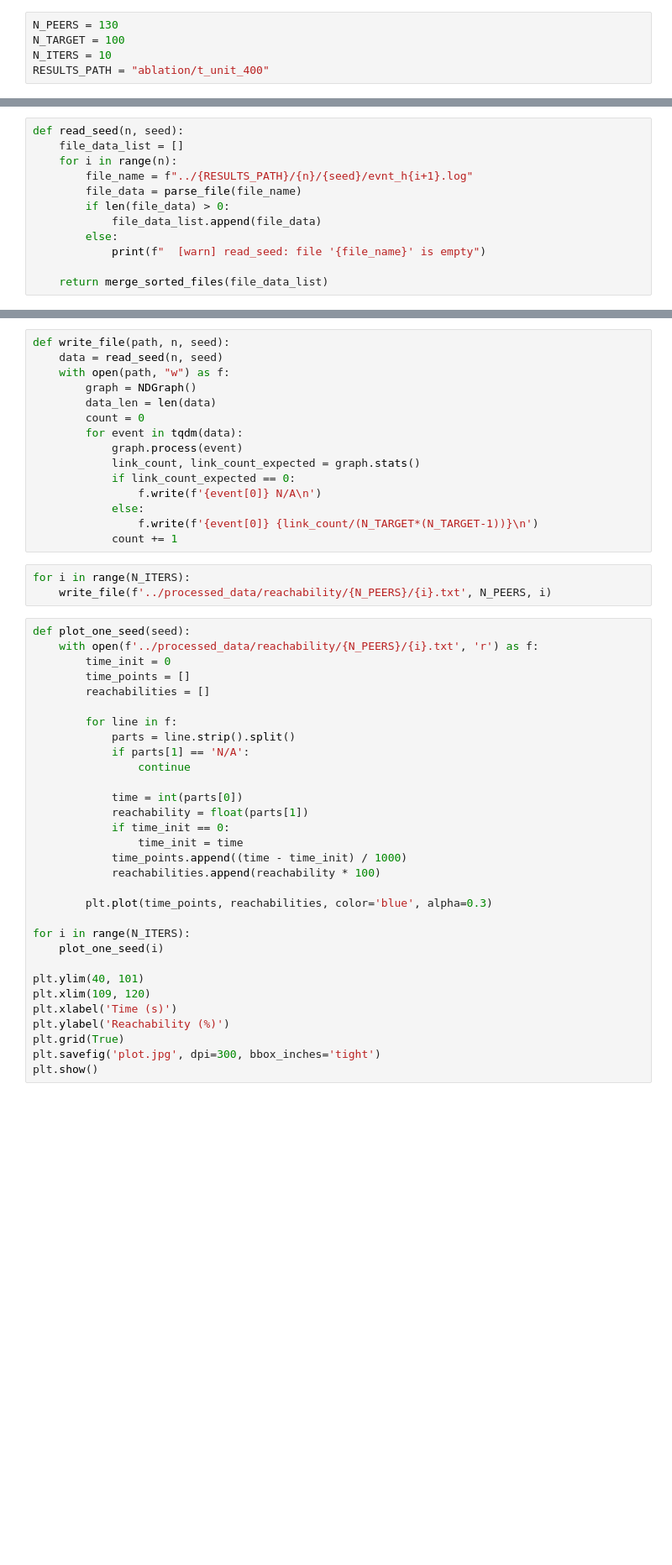
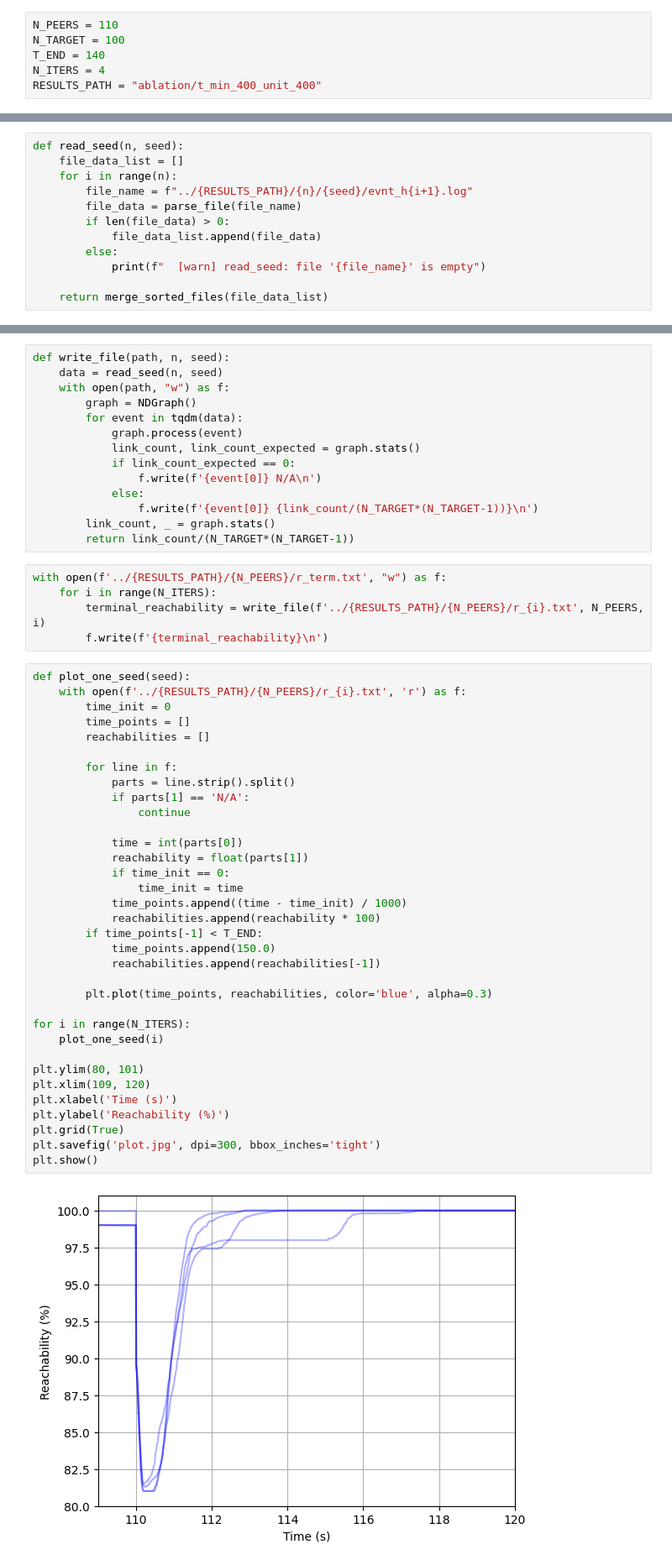
Before and after one commit to kadmila/RIPE-to-mininet2-global-WAN-simulation, a Jupyter notebook: mininet-control/plotter/reachability.ipynb, the cells around one changed output, grey strips where cells are left out. Shown at 84% size. Drawn from its saved outputs; the diff is of its cells as text; blank space fills up the shorter version.

Commit message:
terminal reachability plotter

```diff
--- a/mininet-control/plotter/reachability.ipynb
+++ b/mininet-control/plotter/reachability.ipynb
@@ -3,10 +3,11 @@ import heapq
 from tqdm.notebook import tqdm
 import matplotlib.pyplot as plt
 # %%
-N_PEERS = 130
+N_PEERS = 110
 N_TARGET = 100
-N_ITERS = 10
-RESULTS_PATH = "ablation/t_unit_400"
+T_END = 140
+N_ITERS = 4
+RESULTS_PATH = "ablation/t_min_400_unit_400"
 # %%
 def parse_file(filepath):
     """Parse a file into a list of (int, str, str) tuples."""
@@ -96,8 +97,6 @@ def write_file(path, n, seed):
     data = read_seed(n, seed)
     with open(path, "w") as f:
         graph = NDGraph()
-        data_len = len(data)
-        count = 0
         for event in tqdm(data):
             graph.process(event)
             link_count, link_count_expected = graph.stats()
@@ -105,38 +104,46 @@ def write_file(path, n, seed):
                 f.write(f'{event[0]} N/A\n')
             else:
                 f.write(f'{event[0]} {link_count/(N_TARGET*(N_TARGET-1))}\n')
-            count += 1
+        link_count, _ = graph.stats()
+        return link_count/(N_TARGET*(N_TARGET-1))
 # %%
-for i in range(N_ITERS):
-    write_file(f'../processed_data/reachability/{N_PEERS}/{i}.txt', N_PEERS, i)
+with open(f'../{RESULTS_PATH}/{N_PEERS}/r_term.txt', "w") as f:
+    for i in range(N_ITERS):
+        terminal_reachability = write_file(f'../{RESULTS_PATH}/{N_PEERS}/r_{i}.txt', N_PEERS, i)
+        f.write(f'{terminal_reachability}\n')
 # %%
 def plot_one_seed(seed):
-    with open(f'../processed_data/reachability/{N_PEERS}/{i}.txt', 'r') as f:
+    with open(f'../{RESULTS_PATH}/{N_PEERS}/r_{i}.txt', 'r') as f:
         time_init = 0
         time_points = []
         reachabilities = []
 
         for line in f:
             parts = line.strip().split()
             if parts[1] == 'N/A':
                 continue
 
             time = int(parts[0])
             reachability = float(parts[1])
             if time_init == 0:
                 time_init = time
             time_points.append((time - time_init) / 1000)
             reachabilities.append(reachability * 100)
+        if time_points[-1] < T_END:
+            time_points.append(150.0)
+            reachabilities.append(reachabilities[-1])
 
         plt.plot(time_points, reachabilities, color='blue', alpha=0.3)
 
 for i in range(N_ITERS):
     plot_one_seed(i)
 
-plt.ylim(40, 101)
+plt.ylim(80, 101)
 plt.xlim(109, 120)
 plt.xlabel('Time (s)')
 plt.ylabel('Reachability (%)')
 plt.grid(True)
 plt.savefig('plot.jpg', dpi=300, bbox_inches='tight')
 plt.show()
+# %% [output]
+[figure, added]
```
Also changed, not shown: 4 other files.
